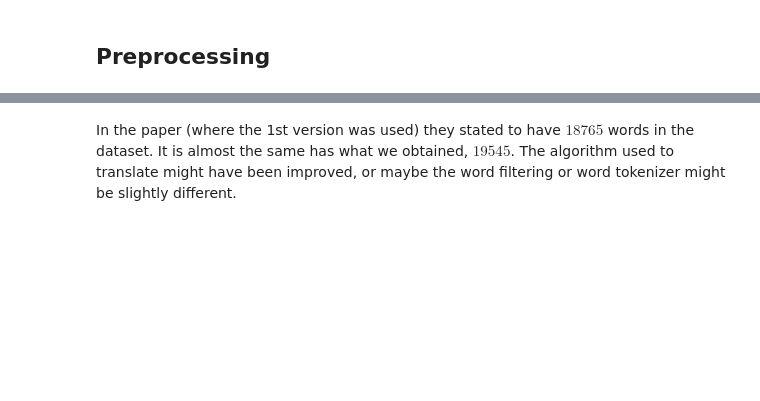
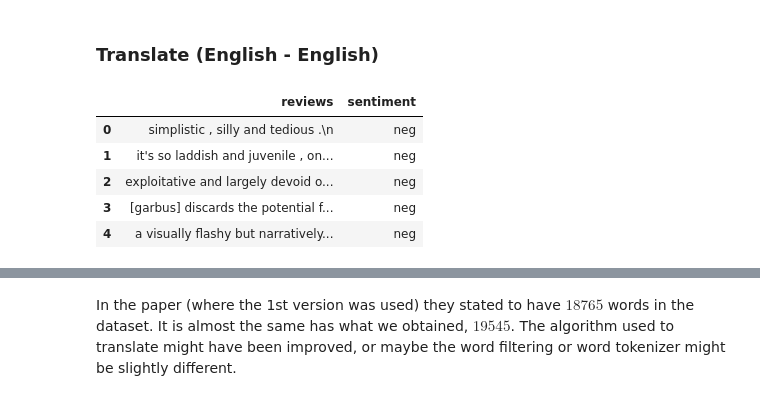
Before and after one commit to joelpoliveira/CNN-Sentiment-Polarity-Prediction, a Jupyter notebook: Projeto/main_v1.ipynb, the cells around one changed output, grey strips where cells are left out. Saved outputs shown, nothing was run; the diff lists cells and outputs as text; code cells hidden in the pictures; blank space fills up the shorter version.

```diff
--- a/Projeto/main_v1.ipynb
+++ b/Projeto/main_v1.ipynb
@@ -28,7 +32,7 @@ PATH_TRANSLATE = "./data/rt-polaritydata-translated/"
 
 TRANSLATION_ON_DISK=True
 # %% [markdown]
-## Preprocessing
+### Translate (English - English)
 # %%
 if TRANSLATION_ON_DISK:
     docs,_ = get_documents(PATH_TRANSLATE)
@@ -40,3 +44,17 @@ else:
     docs[1] = batch_translate_to_english(docs[1], batch_size=20)
 
     write_documents(docs, PATH_TRANSLATE, PATH)
+# %%
+data = pd.DataFrame(data = {
+    "reviews": docs[0] + docs[1],
+    "sentiment": [_[0]] * len(docs[0]) + [_[1]] * len(docs[1])
+})
+# %%
+data.head()
+# %% [output]
+|  | reviews | sentiment |
+| 0 | simplistic , silly and tedious .\n | neg |
+| 1 | it's so laddish and juvenile , on... | neg |
+| 2 | exploitative and largely devoid o... | neg |
+| 3 | [garbus] discards the potential f... | neg |
+| 4 | a visually flashy but narratively... | neg |
```
Also changed, not shown: parts of 69 cells of this notebook.
